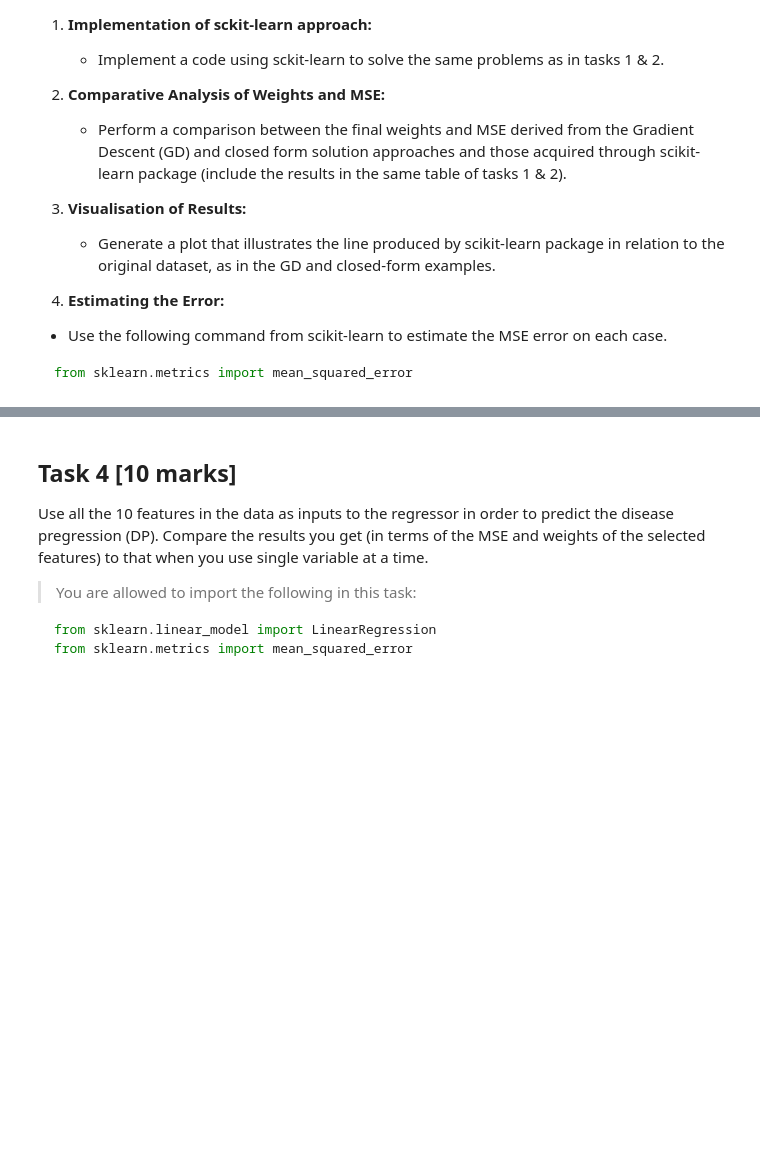
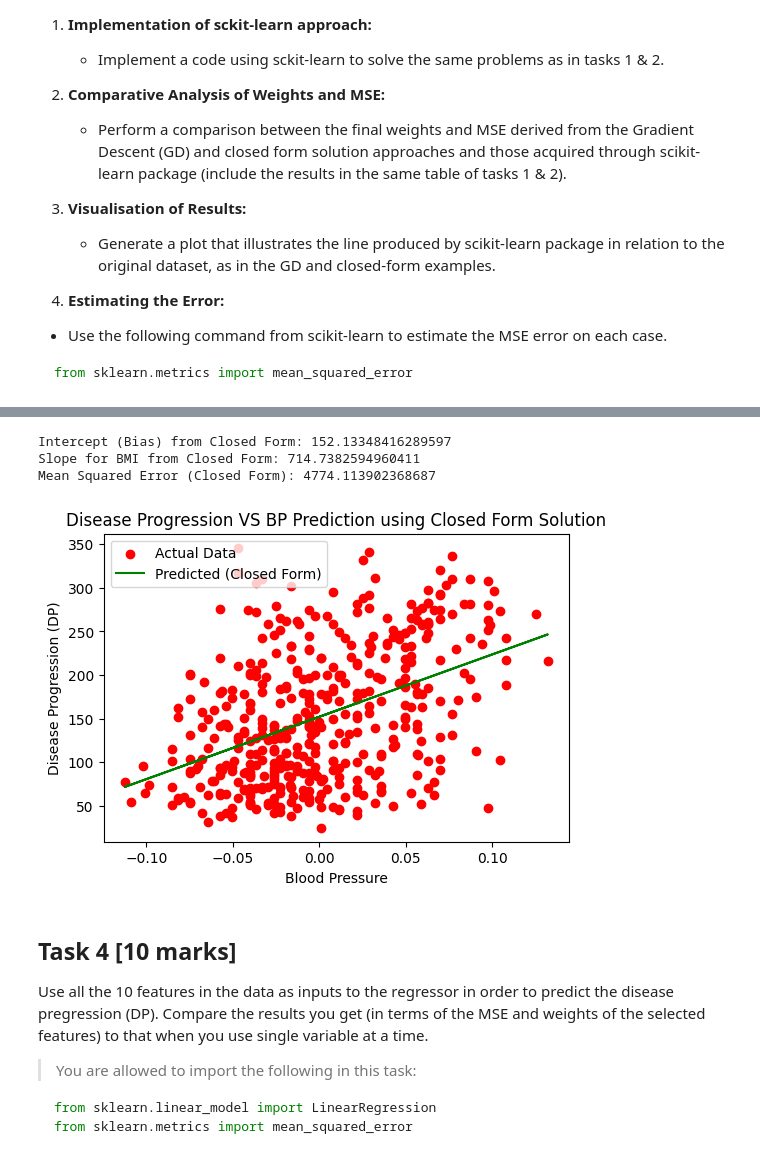
Before and after one commit to FajarKKP/Coding, a Jupyter notebook: 02_ML_LR.ipynb, the cells around one changed output, grey strips where cells are left out. Drawn from its saved outputs; the diff is of its cells as text; code cells hidden in the pictures; blank space fills up the shorter version.

```diff
--- a/02_ML_LR.ipynb
+++ b/02_ML_LR.ipynb
@@ -617,0 +673,38 @@ Slope for BP: 44.434584111992734
+# %%
+# BP CF
+
+X_bp = diabetes_data["bp"].values.reshape(-1, 1)  # Reshape to make it 2D
+Y_bp = diabetes_data["DP"].values                  # Target variable (Disease Progression)
+
+# Initialize and train the LinearRegression model (Closed Form)
+lin_reg = LinearRegression()
+lin_reg.fit(X_bp, Y_bp)
+
+# Make predictions
+Y_bp_pred_cf = lin_reg.predict(X_bp)
+
+# Calculate Mean Squared Error
+mse_cf_bp = mean_squared_error(Y_bp, Y_bp_pred_cf)
+
+# Extract the intercept and coefficient
+intercept_cf = lin_reg.intercept_
+slope_cf_bp = lin_reg.coef_[0]
+
+print(f"Intercept (Bias) from Closed Form: {intercept_cf}")
+print(f"Slope for BMI from Closed Form: {slope_cf_bp}")
+print(f"Mean Squared Error (Closed Form): {mse_cf_bp}")
+
+# Plot actual data and predictions
+plt.figure(figsize=(6, 4))
+plt.scatter(X_bp, Y_bp, color='red', label='Actual Data')
+plt.plot(X_bp, Y_bp_pred_cf, color='green', label='Predicted (Closed Form)')
+plt.xlabel('Blood Pressure')
+plt.ylabel('Disease Progression (DP)')
+plt.legend(loc='upper left')
+plt.title("Disease Progression VS BP Prediction using Closed Form Solution")
+plt.show()
+# %% [output]
+Intercept (Bias) from Closed Form: 152.13348416289597
+Slope for BMI from Closed Form: 714.7382594960411
+Mean Squared Error (Closed Form): 4774.113902368687
+[figure, added]
```
Also changed, not shown: parts of 5 cells of this notebook.
